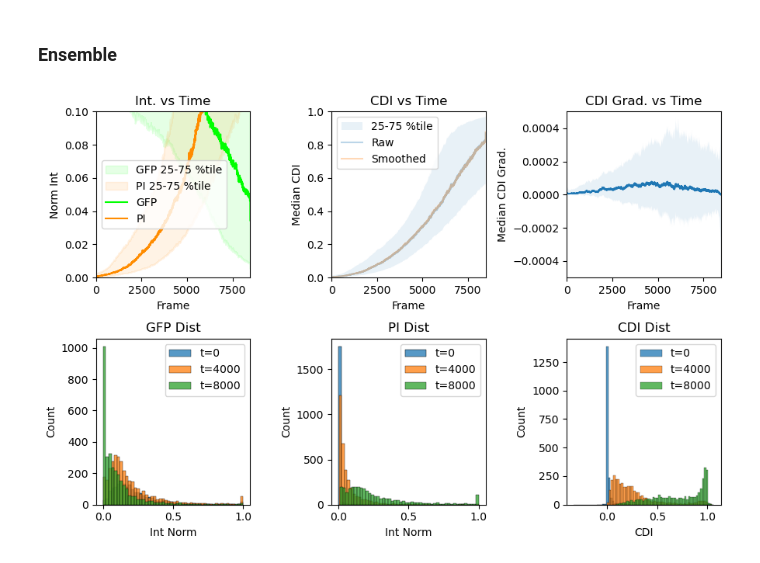
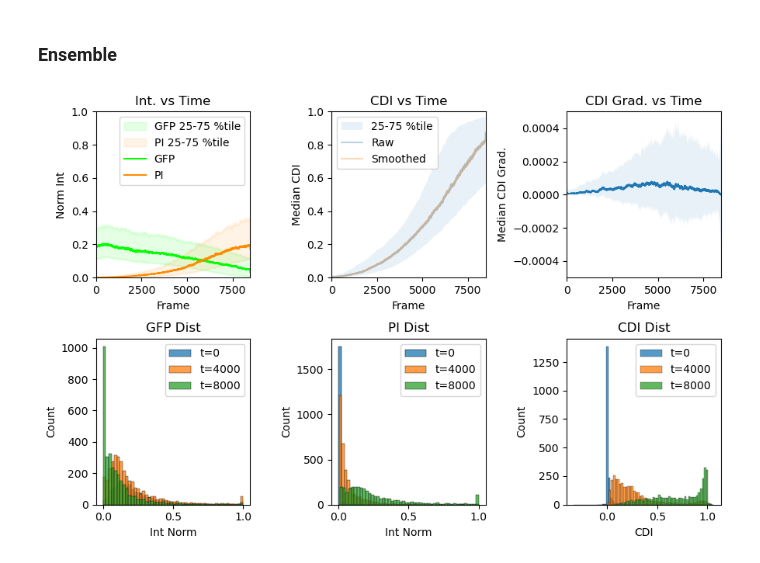
Before and after one commit to bpi-oxford/Cytotoxicity-Pipeline, a Jupyter notebook: notebooks/example_11.ipynb, the cells around one changed output. Saved outputs shown, nothing was run; the diff lists cells and outputs as text; code cells hidden in the pictures.

```diff
--- a/notebooks/example_11.ipynb
+++ b/notebooks/example_11.ipynb
@@ -165,7 +165,7 @@ axs[0,0].fill_between(x, grouped_sorted['25th_percentile'], grouped_sorted['75th
 axs[0,0].plot(cancer_df.groupby('frame')['gfp_mean_norm'].median(), label="GFP", c="lime")
 axs[0,0].plot(cancer_df.groupby('frame')['pi_mean_norm'].median(), label="PI", c="darkorange")
 axs[0,0].set_xlim(0,cancer_df["frame"].max() )
-axs[0,0].set_ylim(0,0.1)
+axs[0,0].set_ylim(0,1)
 axs[0,0].set_ylabel("Norm Int")
 axs[0,0].set_xlabel("Frame")
 axs[0,0].set_title("Int. vs Time")
@@ -210,31 +210,31 @@ axs[0,2].plot(cancer_df.groupby('frame')['CDI_grad'].median())
 axs[0,2].set_ylabel("Median CDI Grad.")
 axs[0,2].set_xlabel("Frame")
 axs[0,2].set_title("CDI Grad. vs Time")
 axs[0,2].set_xlim(0,cancer_df["frame"].max() )
 axs[0,2].set_ylim(-5e-4,5e-4)
 
 ####### histograms ########
 axs[1,0].set_title("GFP Dist")
 sns.histplot(cancer_df[cancer_df["frame"]==0]['gfp_mean_norm'], binwidth=0.02, label="t=0", ax=axs[1,0])
 sns.histplot(cancer_df[cancer_df["frame"]==4000]['gfp_mean_norm'], binwidth=0.02, label="t=4000", ax=axs[1,0])
 sns.histplot(cancer_df[cancer_df["frame"]==8000]['gfp_mean_norm'], binwidth=0.02, label="t=8000", ax=axs[1,0])
 axs[1,0].legend()
 axs[1,0].set_xlabel("Int Norm")
 
 axs[1,1].set_title("PI Dist")
 sns.histplot(cancer_df[cancer_df["frame"]==0]['pi_mean_norm'], binwidth=0.02, label="t=0", ax=axs[1,1])
 sns.histplot(cancer_df[cancer_df["frame"]==4000]['pi_mean_norm'], binwidth=0.02, label="t=4000", ax=axs[1,1])
 sns.histplot(cancer_df[cancer_df["frame"]==8000]['pi_mean_norm'], binwidth=0.02, label="t=8000", ax=axs[1,1])
 axs[1,1].legend()
 axs[1,1].set_xlabel("Int Norm")
 
 axs[1,2].set_title("CDI Dist")
 sns.histplot(cancer_df[cancer_df["frame"]==0]['CDI_smoothed'], binwidth=0.02, label="t=0", ax=axs[1,2])
 sns.histplot(cancer_df[cancer_df["frame"]==4000]['CDI_smoothed'], binwidth=0.02, label="t=4000", ax=axs[1,2])
 sns.histplot(cancer_df[cancer_df["frame"]==8000]['CDI_smoothed'], binwidth=0.02, label="t=8000", ax=axs[1,2])
 axs[1,2].legend()
 axs[1,2].set_xlabel("CDI")
 
 plt.tight_layout()
 # %% [output]
-[figure, old version]
+[figure, new version]
```
Also changed, not shown: parts of 2 cells of this notebook, 2 other files.
